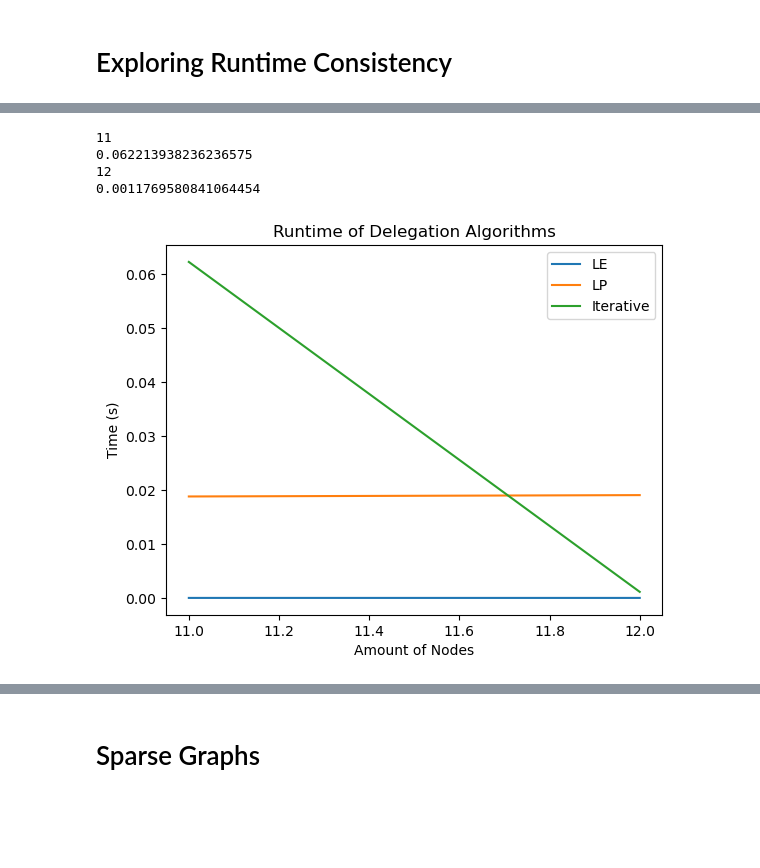
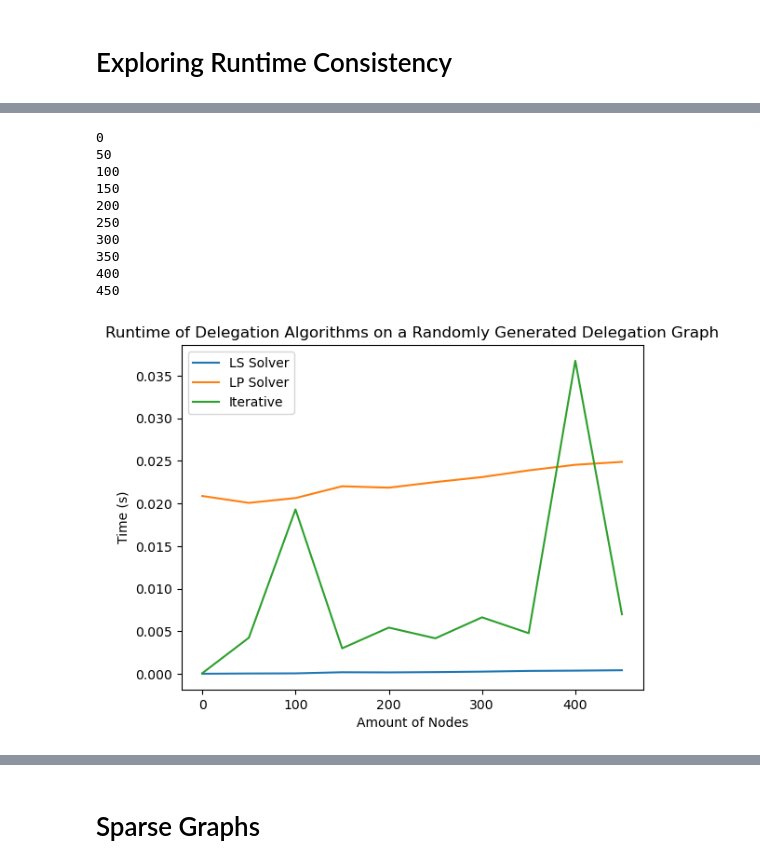
Before and after one commit to dedis/student_25_liquid_democracy, a Jupyter notebook: Benchmarking/runtime_exploration.ipynb, the cells around one changed output, grey strips where cells are left out. Drawn from its saved outputs; the diff is of its cells as text; code cells hidden in the pictures; blank space fills up the shorter version.

```diff
--- a/Benchmarking/runtime_exploration.ipynb
+++ b/Benchmarking/runtime_exploration.ipynb
@@ -229,8 +196,8 @@ No trigger
 # %%
-LOOPS = 3#5
+LOOPS = 3
 SEED = 100
 
-range_x = range(11, 13, 1)
+range_x = range(0, 500, 50)
 
 time_data_le = []
 time_data_lp = []
@@ -265,16 +232,6 @@ for num_loops in range(1):
         powers_le, sinks_le = lp.resolve_delegations(delegations, nodes)
         powers_lp, sinks_lp = lp.resolve_delegations(delegations, nodes)
         powers_iter = iterative.iterate_delegations(delegations, nodes)
-
-        # --------------------
-        # 21 should be 0.001s
-        # 16 should be 0.02s
-        if num_nodes == 11 :
-            graph_11 = delegations_orig, powers_lp
-
-        if num_nodes == 12:
-            graph_12 = delegations_orig, powers_lp
-        # --------------------
 
         if powers_le != powers_lp:
             logger.error("Powers do not match")
@@ -317,48 +274,45 @@ for num_loops in range(1):
 
         times_lp.append((end_time - start_time) / n)
 
-
-
         # Iterative
         start_time = time.time()
         for _ in range(n):
             p = iterative.iterate_delegations(delegations, nodes)
+            continue
         end_time = time.time()
 
         times_iterative.append((end_time - start_time) / n)
-
-        # --------------------
-        # 21 should be 0.001s
-        # 16 should be 0.02s
-        if num_nodes == 11 or num_nodes == 12:
-            print(times_iterative[-1])
-        # --------------------
-
 
     time_data_le.append(times_le)
     time_data_lp.append(times_lp)
     time_data_iterative.append(times_iterative)
 
 logger.removeHandler(handler)
 handler.close()
 
 x = list(range_x)
 
 plt.clf()
 
 for i in range(len(time_data_lp)):
-    plt.plot(x, time_data_le[i], label=f"LE")
-    plt.plot(x, time_data_lp[i], label=f"LP")
+    plt.plot(x, time_data_le[i], label=f"LS Solver")
+    plt.plot(x, time_data_lp[i], label=f"LP Solver")
     plt.plot(x, time_data_iterative[i], label=f"Iterative")
 
 plt.legend()
 plt.xlabel("Amount of Nodes")
 plt.ylabel("Time (s)")
-plt.title("Runtime of Delegation Algorithms")
+plt.title("Runtime of Delegation Algorithms on a Randomly Generated Delegation Graph")
 plt.show()
 # %% [output]
-11
-0.062213938236236575
-12
-0.0011769580841064454
+0
+50
+100
+150
+200
+250
+300
+350
+400
+450
-[figure, old version]
+[figure, new version]
```
Also changed, not shown: parts of 19 cells of this notebook, 14 other files.
